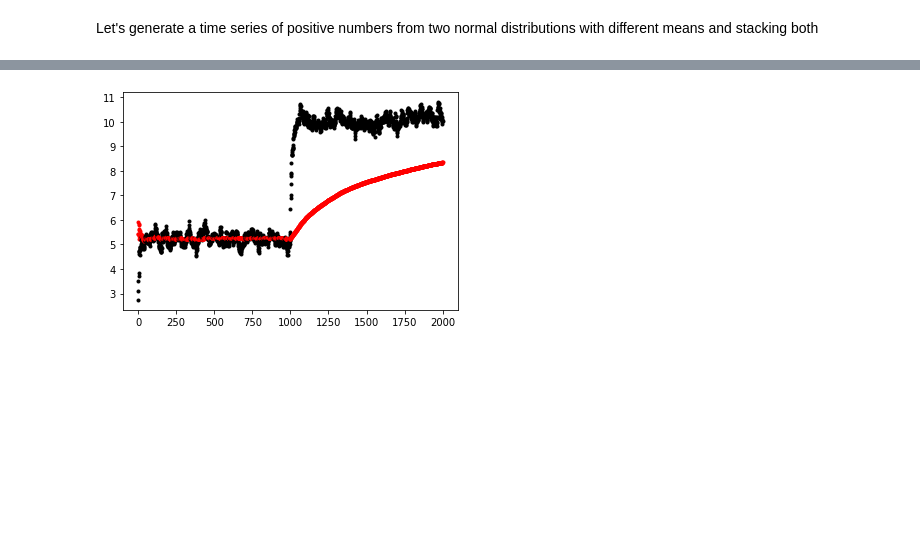
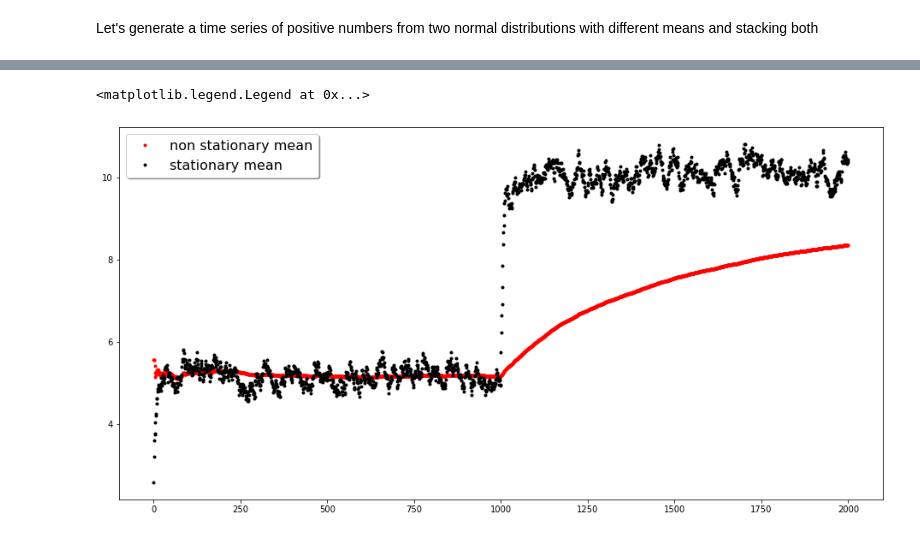
Before and after one commit to rsoaresp/docs, a Jupyter notebook: mean_variance_online_calculations.ipynb, the cells around one changed output, grey strips where cells are left out. Drawn from its saved outputs; the diff is of its cells as text; code cells hidden in the pictures; blank space fills up the shorter version.

Commit message:
improved introduction and graphs

```diff
--- a/mean_variance_online_calculations.ipynb
+++ b/mean_variance_online_calculations.ipynb
@@ -140,9 +140,3 @@ def online_averager_ns(averager_type: str, alpha: float, **kwargs) -> Callable:
         return arithmetic_averager
     elif averager_type == 'generalized':
         return generalized_averager
-# %%
-arithmetic_ns = online_averager_ns('arithmetic', 0.1)
-arithmetic = online_averager('arithmetic')
-for pos, num in enumerate(non_stationary_ts):
-    plt.plot(pos, arithmetic(num), 'r.')
-    plt.plot(pos, arithmetic_ns(num), 'k.')
@@ -150,0 +143,15 @@ for pos, num in enumerate(non_stationary_ts):
+# %%
+arithmetic_ns = online_averager_ns('arithmetic', 0.1)
+arithmetic = online_averager('arithmetic')
+
+a, b = np.zeros(len(non_stationary_ts)), np.zeros(len(non_stationary_ts))
+
+for pos, num in enumerate(non_stationary_ts):
+    a[pos] = arithmetic(num)
+    b[pos] = arithmetic_ns(num)
+
+fig, ax = plt.subplots(figsize=(16,8))
+ax.plot(a, 'r-', alpha=0.5, lw=4, label='non stationary mean')
+ax.plot(b, 'k.', alpha=0.25, ms=12, label='stationary mean')
+
+ax.legend(shadow=True, fancybox=True, fontsize=16)
@@ -151,8 +161,17 @@ for pos, num in enumerate(non_stationary_ts):
 # %%
 generalized_ns = online_averager_ns('generalized', 0.1, m=3)
 generalized = online_averager('generalized', m=3)
+
+a, b = np.zeros(len(non_stationary_ts)), np.zeros(len(non_stationary_ts))
+
 for pos, num in enumerate(non_stationary_ts):
-    plt.plot(pos, generalized(num), 'r.')
-    plt.plot(pos, generalized_ns(num), 'k.')
+    a[pos] = generalized(num)
+    b[pos] = generalized_ns(num)
+
+fig, ax = plt.subplots(figsize=(16,8))
+plt.plot(a, 'r.', label='non stationary mean')
+plt.plot(b, 'k.', label='stationary mean')
+ax.legend(shadow=True, fancybox=True, fontsize=16)
 # %% [output]
+<matplotlib.legend.Legend at 0x...>
-[figure, old version]
+[figure, new version]
```
Also changed, not shown: parts of 7 cells of this notebook.
